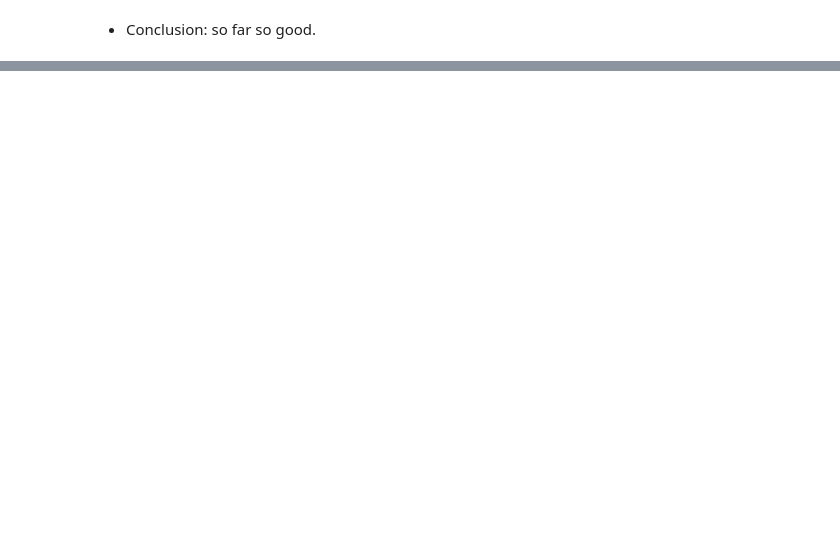
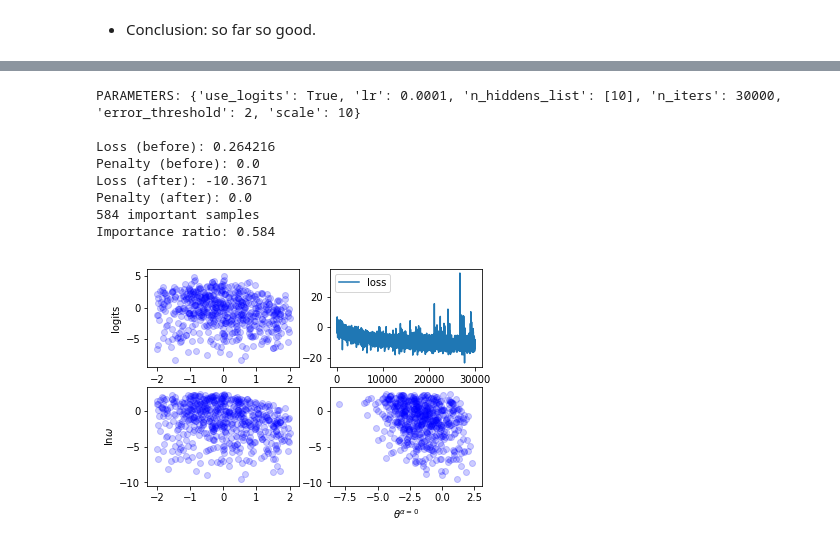
Before and after one commit to physicsliupeng/nn4fun, a Jupyter notebook: nn4infer/Importance Sampling.ipynb, the cells around one changed output, grey strips where cells are left out. Saved outputs shown, nothing was run; the diff lists cells and outputs as text; code cells hidden in the pictures; blank space fills up the shorter version.

```diff
--- a/nn4infer/Importance Sampling.ipynb
+++ b/nn4infer/Importance Sampling.ipynb
@@ -256,2 +306,17 @@ plt.show()
+# %%
+tf.reset_default_graph()
+
+n_dims = 10000
+log_p = get_log_p(n_dims)
+kwargs = {
+  'use_logits': True,
+  'lr': 1e-3,
+  'n_hiddens_list': [10, 10, 10],
+  'n_iters': 20000,
+  'error_threshold': 5,
+  'scale': 10,
+}
+print('PARAMETERS:', kwargs, '\n')
+test(log_p, n_dims, **kwargs)
 # %% [markdown]
 * Conclusion: so far so good.
@@ -257,0 +325,7 @@ plt.show()
+# %%
+def get_log_p(n_dims):
+  dist = tfd.Independent(tfd.Gamma(1.2*tf.ones([n_dims]),
+                                   1.0*tf.ones([n_dims])))
+  def log_p(x):
+    return dist.log_prob(tf.exp(x))
+  return log_p
@@ -257,0 +359,27 @@ plt.show()
+# %%
+%%time
+
+tf.reset_default_graph()
+
+n_dims = 10
+log_p = get_log_p(n_dims)
+kwargs = {
+  'use_logits': True,
+  'lr': 1e-4,
+  'n_hiddens_list': [10],
+  'n_iters': 30000,
+  'error_threshold': 2,
+  'scale': 10,
+}
+print('PARAMETERS:', kwargs, '\n')
+test(log_p, n_dims, **kwargs)
+# %% [output]
+PARAMETERS: {'use_logits': True, 'lr': 0.0001, 'n_hiddens_list': [10], 'n_iters': 30000, 'error_threshold': 2, 'scale': 10}
+
+Loss (before): 0.264216
+Penalty (before): 0.0
+Loss (after): -10.3671
+Penalty (after): 0.0
+584 important samples
+Importance ratio: 0.584
+[figure, added]
```
Also changed, not shown: parts of 22 cells of this notebook.
